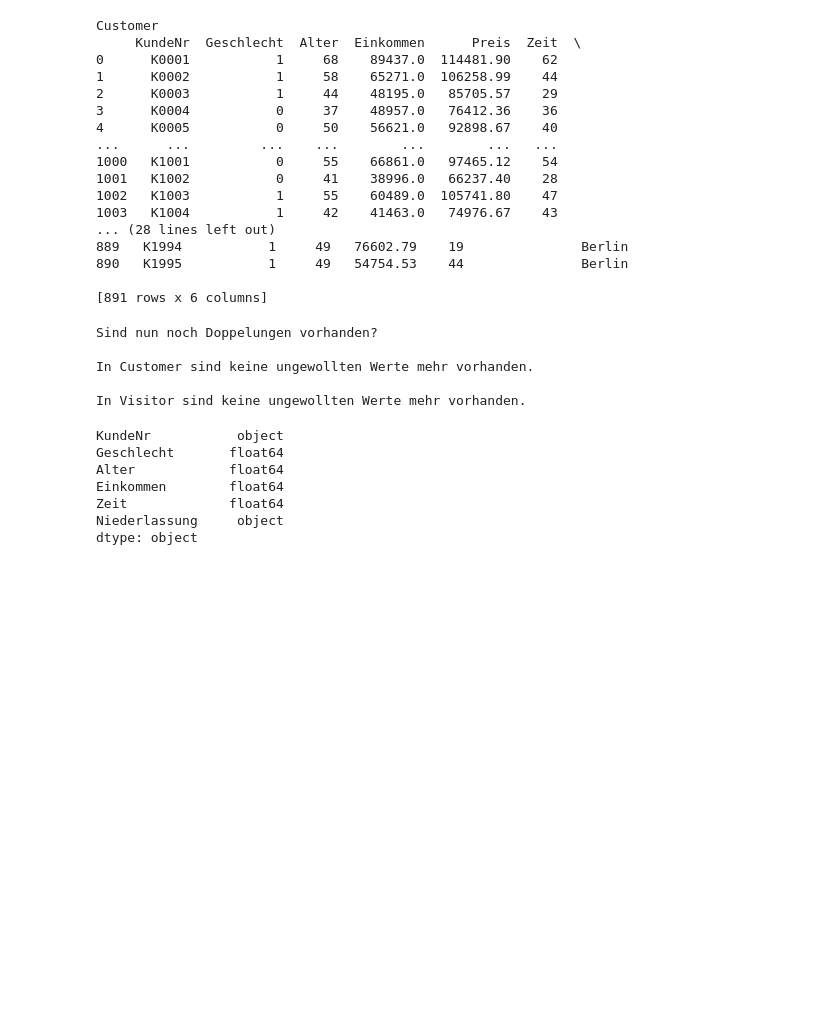
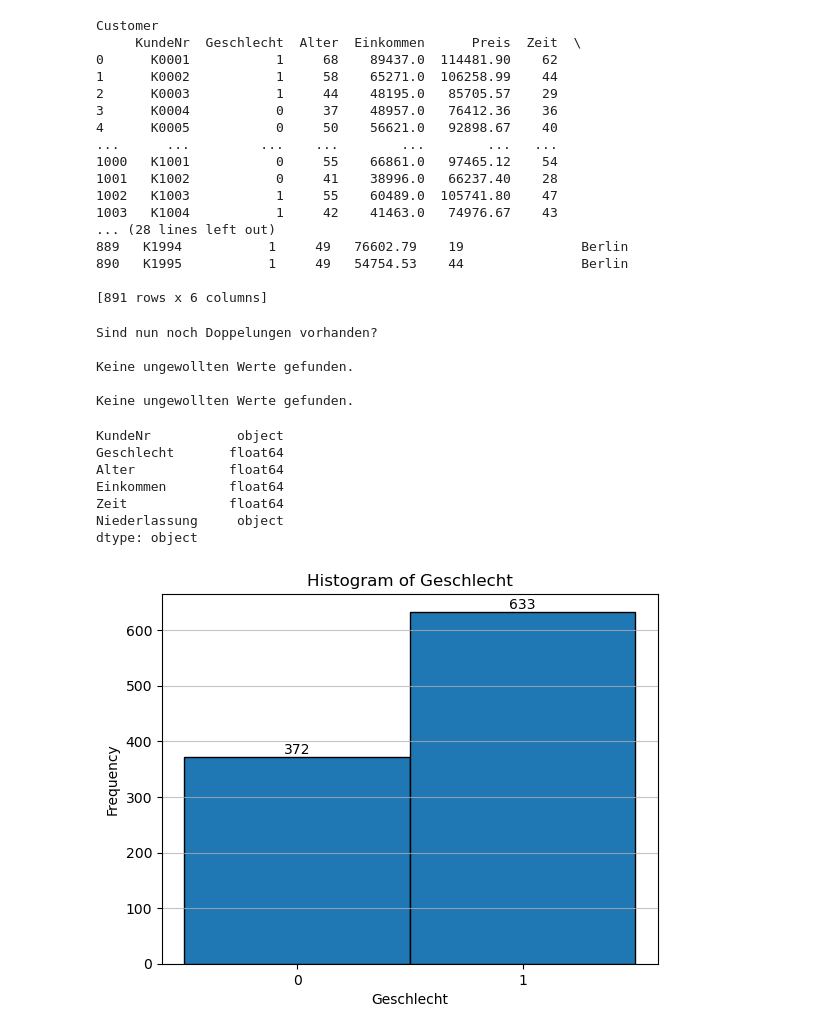
Before and after one commit to FastResearch/final_projectSS2024_Group3, a Jupyter notebook: tables_ges.ipynb, the cells around one changed output. Drawn from its saved outputs; the diff is of its cells as text; code cells hidden in the pictures; blank space fills up the shorter version.

```diff
--- a/tables_ges.ipynb
+++ b/tables_ges.ipynb
@@ -460,25 +461,27 @@ print("Sind nun noch Doppelungen vorhanden?")
 
 filtered_df_customer = customer_geo_retype[customer_geo_retype['Niederlassung'].isin(['Nordrhein-Westfalen', 'Berlin'])]
 remaining_unwanted_values_customer = customer_geo_retype[customer_geo_retype['Niederlassung'].isin(['NRW', 'BERLIN', 'Berlin-Charlottenburg', 'Berlin-Mitte'])]
-if not remaining_unwanted_values.empty:
+
+if not remaining_unwanted_values_customer.empty:
     print("\nUngewollte Werte gefunden:")
-    print(remaining_unwanted_values)
+    print(remaining_unwanted_values_customer)
 else:
-    print("\nIn Customer sind keine ungewollten Werte mehr vorhanden.")
+    print("\nKeine ungewollten Werte gefunden.")
 
 filtered_df_visitor = visitor_geo_retype[visitor_geo_retype['Niederlassung'].isin(['Nordrhein-Westfalen', 'Berlin'])]
 remaining_unwanted_values_visitor = visitor_geo_retype[visitor_geo_retype['Niederlassung'].isin(['NRW', 'BERLIN', 'Berlin-Charlottenburg', 'Berlin-Mitte'])]
-if not remaining_unwanted_values.empty:
+
+if not remaining_unwanted_values_visitor.empty:
     print("\nUngewollte Werte gefunden:")
-    print(remaining_unwanted_values)
+    print(remaining_unwanted_values_visitor)
 else:
-    print("\nIn Visitor sind keine ungewollten Werte mehr vorhanden.")
+    print("\nKeine ungewollten Werte gefunden.")
 # %% [output]
 Sind nun noch Doppelungen vorhanden?
 
-In Customer sind keine ungewollten Werte mehr vorhanden.
+Keine ungewollten Werte gefunden.
 
-In Visitor sind keine ungewollten Werte mehr vorhanden.
+Keine ungewollten Werte gefunden.
 # %%
 print(visitor_geo.dtypes)
 # %% [output]
@@ -489,3 +492,16 @@ Einkommen        float64
 Zeit             float64
 Niederlassung     object
 dtype: object
+# %%
+plt.hist(customer_geo_retype['Geschlecht'], bins=[-0.5, 0.5, 1.5], edgecolor='black')  # Bins für 0 und 1 festlegen
+plt.xticks([0, 1], ['0', '1'])  # Beschriftungen der x-Achse festlegen
+plt.xlabel('Geschlecht')
+plt.ylabel('Frequency')
+plt.title('Histogram of Geschlecht')
+for i in range(2):  # 0 und 1
+    count = customer_geo_retype['Geschlecht'].value_counts()[i]
+    plt.text(i, count, str(count), ha='center', va='bottom')
+plt.grid(axis='y', alpha=0.75)
+plt.show()
+# %% [output]
+[figure, added]
```
Also changed, not shown: parts of 8 cells of this notebook.
